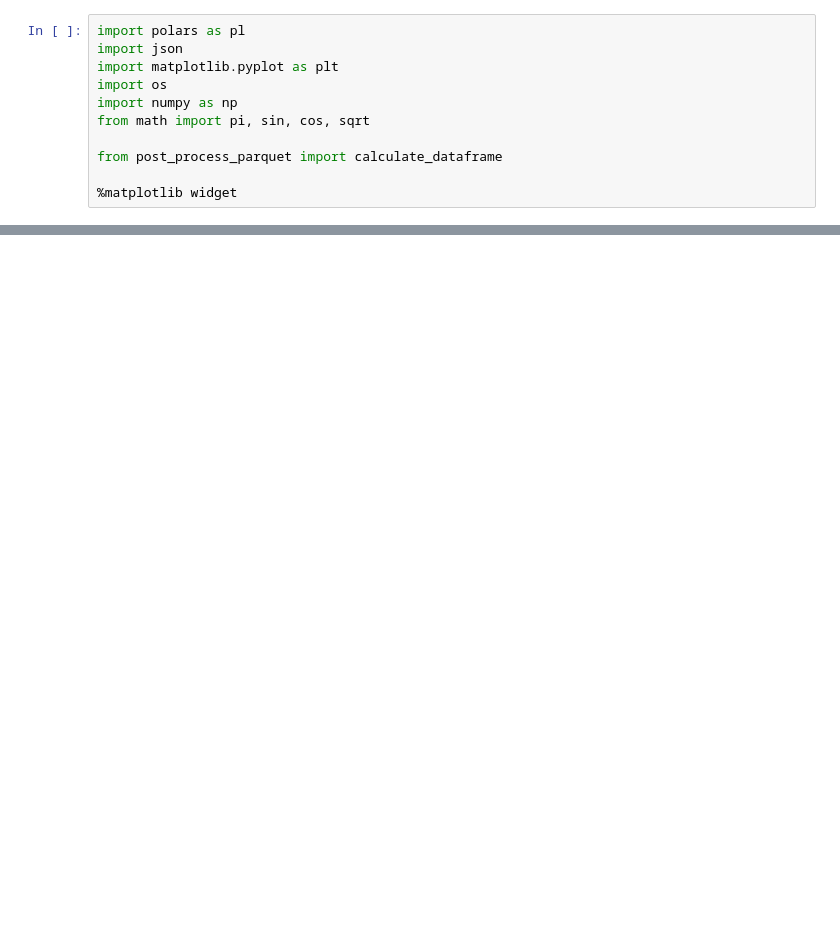
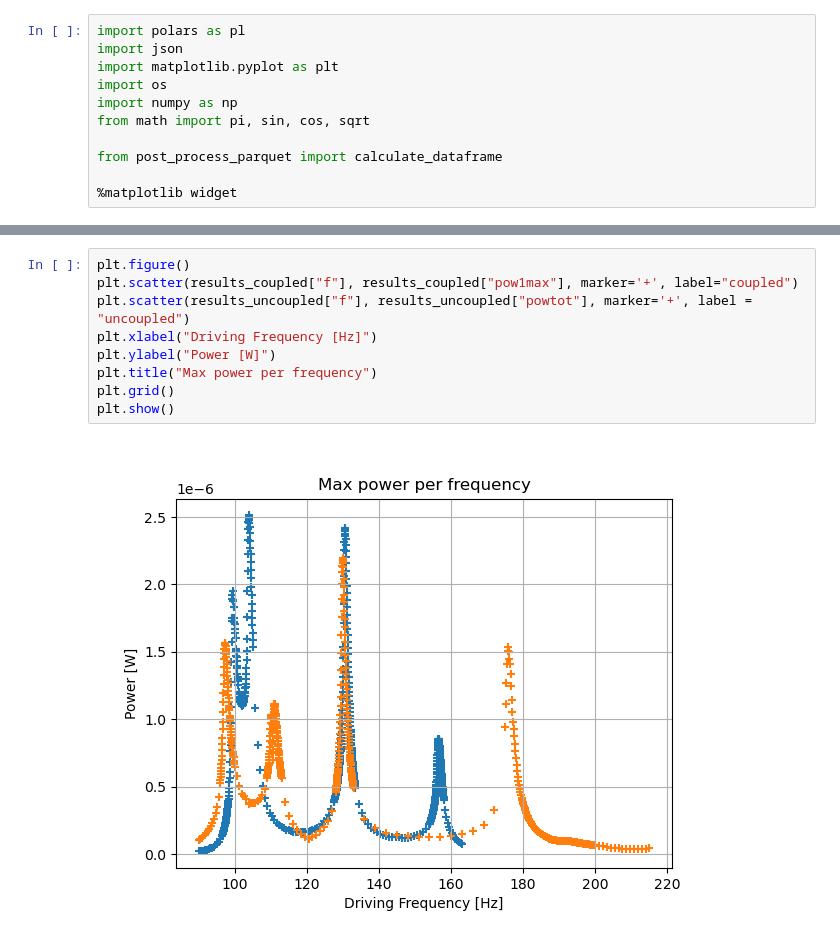
Before and after one commit to SalsyUniate/LinearManipsData, a Jupyter notebook: post_process.ipynb, the cells around one changed output, grey strips where cells are left out. Drawn from its saved outputs; the diff is of its cells as text; blank space fills up the shorter version.

```diff
--- a/post_process.ipynb
+++ b/post_process.ipynb
@@ -36,3 +64,14 @@ plt.show()
+# %%
+plt.figure()
+plt.scatter(results_coupled["f"], results_coupled["pow1max"], marker='+', label="coupled")
+plt.scatter(results_uncoupled["f"], results_uncoupled["powtot"], marker='+', label = "uncoupled")
+plt.xlabel("Driving Frequency [Hz]")
+plt.ylabel("Power [W]")
+plt.title("Max power per frequency")
+plt.grid()
+plt.show()
+# %% [output]
+[figure, added]
 # %%
 plt.figure()
 plt.subplot(2, 1, 1)
```
Also changed, not shown: parts of 9 cells of this notebook, 6 other files.
